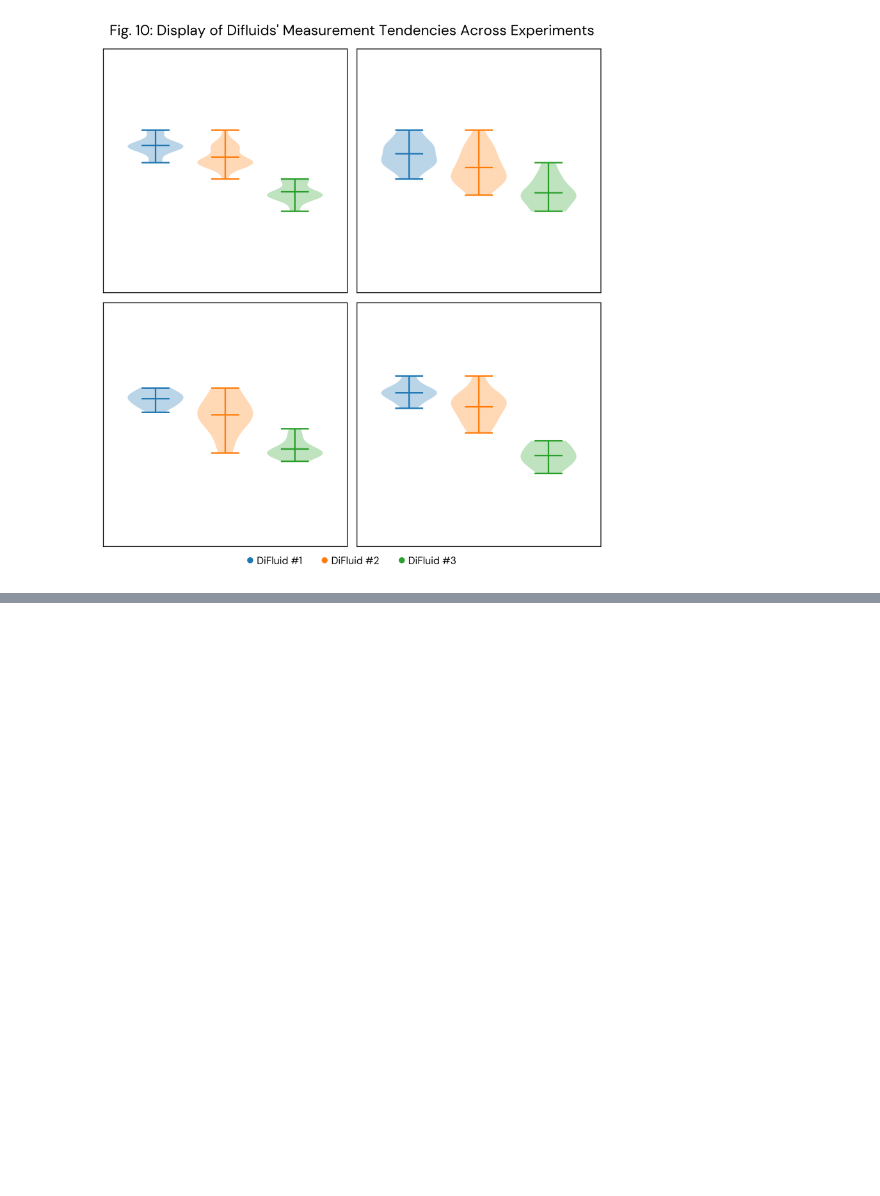
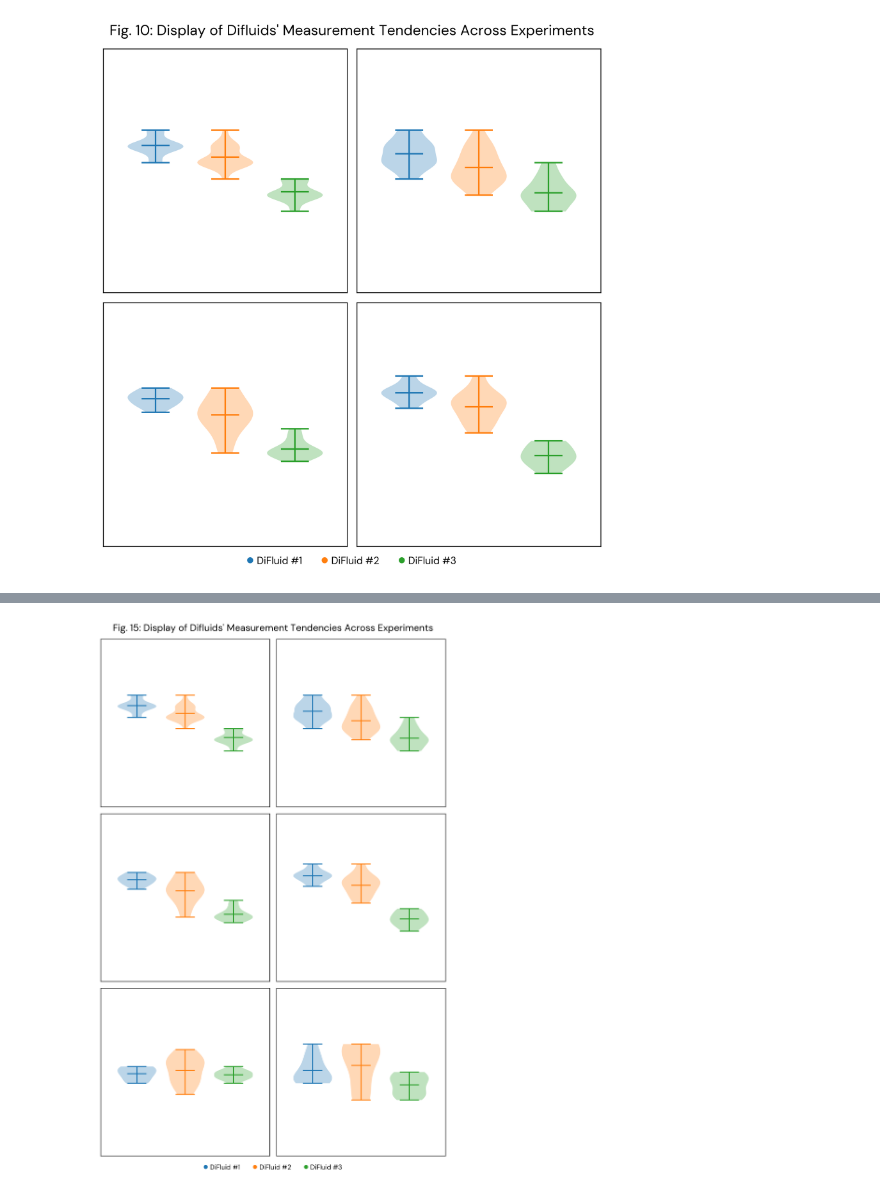
Before and after one commit to haoyung/haoyung.github.io, a Jupyter notebook: assets/img/TDS/draw.ipynb, the cells around one changed output, grey strips where cells are left out. Saved outputs shown, nothing was run; the diff lists cells and outputs as text; code cells hidden in the pictures; blank space fills up the shorter version.

```diff
--- a/assets/img/TDS/draw.ipynb
+++ b/assets/img/TDS/draw.ipynb
@@ -447,3 +547,96 @@ plt.savefig('fig10.png')
 1.3475350000000001
 1.34745
 [figure]
+# %%
+# fig final
+
+import matplotlib.pyplot as plt
+import matplotlib.lines as mlines
+
+def process_data(sheet_type, sheet_name, multiply=1):
+    # Fetch data from Google Sheets based on the type of sheet
+    data = read_excel_data(file_path, sheet_name)
+
+    # For 'comparison' sheets, adjust the data as specified
+    if sheet_type == 'comparison':
+        del data[-1]  # Remove the last entry from the comparison data
+        multiply = 100
+    elif sheet_type == 'std':
+        multiply = 100
+    else:
+        multiply = 1
+
+    # Process the data and adjust measurements if it's a comparison type
+    measurements, labels = preprocess_data(data, multiply=multiply)
+    if sheet_type == 'comparison':
+        # Remove the last two entries from the measurements
+        del measurements[-2:]
+
+    return measurements, labels
+
+
+# Data processing for different sheet types
+arr = []
+arr.append(process_data('comparison', 'Experiment 2.1')[0])
+arr.append(process_data('comparison', 'Experiment 2.2')[0])
+measurements, labels = process_data('sucrose', 'Experiment 3.1')
+print(labels)
+arr.append(measurements)
+arr.append(process_data('sucrose', 'Experiment 3.2')[0])
+arr.append(process_data('std', 'Experiment 4.1')[0])
+arr.append(process_data('std', 'Experiment 4.2')[0])
+
+# Create a 3x2 grid of subplots
+fig, axs = plt.subplots(3, 2, figsize=(8, 12), dpi=300)
+
+# Iterate over each subplot to create a violin plot
+for i, ax in enumerate(axs.flatten()):
+    # Create a violin plot using Matplotlib
+    violin_parts = ax.violinplot(arr[i], positions=range(
+        len(arr[i])), widths=0.8, showmeans=True, showextrema=True, showmedians=False)
+
+    # Customize the violin plot colors
+    for j, pc in enumerate(violin_parts['bodies']):
+        pc.set_facecolor(colors[j])
+        pc.set_edgecolor('none')
+
+    violin_parts['cmeans'].set_color(colors)
+    violin_parts['cmins'].set_color(colors)
+    violin_parts['cmaxes'].set_color(colors)
+    violin_parts['cbars'].set_color(colors)
+
+    # violin_parts['cmeans'].set_linewidth(1)
+    # violin_parts['cmins'].set_linewidth(1)
+    # violin_parts['cmaxes'].set_linewidth(1)
+    # violin_parts['cbars'].set_linewidth(1)
+
+    ax.set_xticks(range(len(labels)))
+    ax.set_xticklabels([])
+    ax.tick_params(bottom=False)
+    ax.set_yticks([])
+
+    # Set y-axis limits based on the data
+    min_value = min(min(sublist) for sublist in arr[i])
+    max_value = max(max(sublist) for sublist in arr[i])
+    middle_value = (min_value + max_value) / 2
+    print(middle_value)
+    if i < 2:
+        ax.set_ylim(middle_value - 0.075, middle_value + 0.075)
+    elif i < 4:
+        ax.set_ylim(middle_value - 0.00015, middle_value + 0.00015)
+    else:
+        ax.set_ylim(middle_value - 0.15, middle_value + 0.15)
+    ax.set_xlim(-0.75, len(labels) - 0.25)
+    print(len(labels))
+
+dots = [mlines.Line2D([], [], color=colors[i], marker='o', linestyle='None',
+                          markersize=5, label=labels[i]) for i in range(len(measurements))]
+fig.legend(handles=dots, loc='center', bbox_to_anchor=(0.5, 0.03),
+          frameon=False, ncol=len(dots), handletextpad=0.4, handlelength=0.5)
+# Adjust the layout and display the plot
+fig.suptitle(fig_names[14], y=0.977, fontsize='x-large')
+plt.tight_layout()
+plt.subplots_adjust(left=0.05, right=0.95, top=0.95, bottom=0.05)
+plt.savefig('fig15.png')
+# plt.show()
+# %% [output]
@@ -449,0 +656 @@ plt.savefig('fig10.png')
+[figure, added]
```
Also changed, not shown: parts of 6 cells of this notebook, 13 other files.
